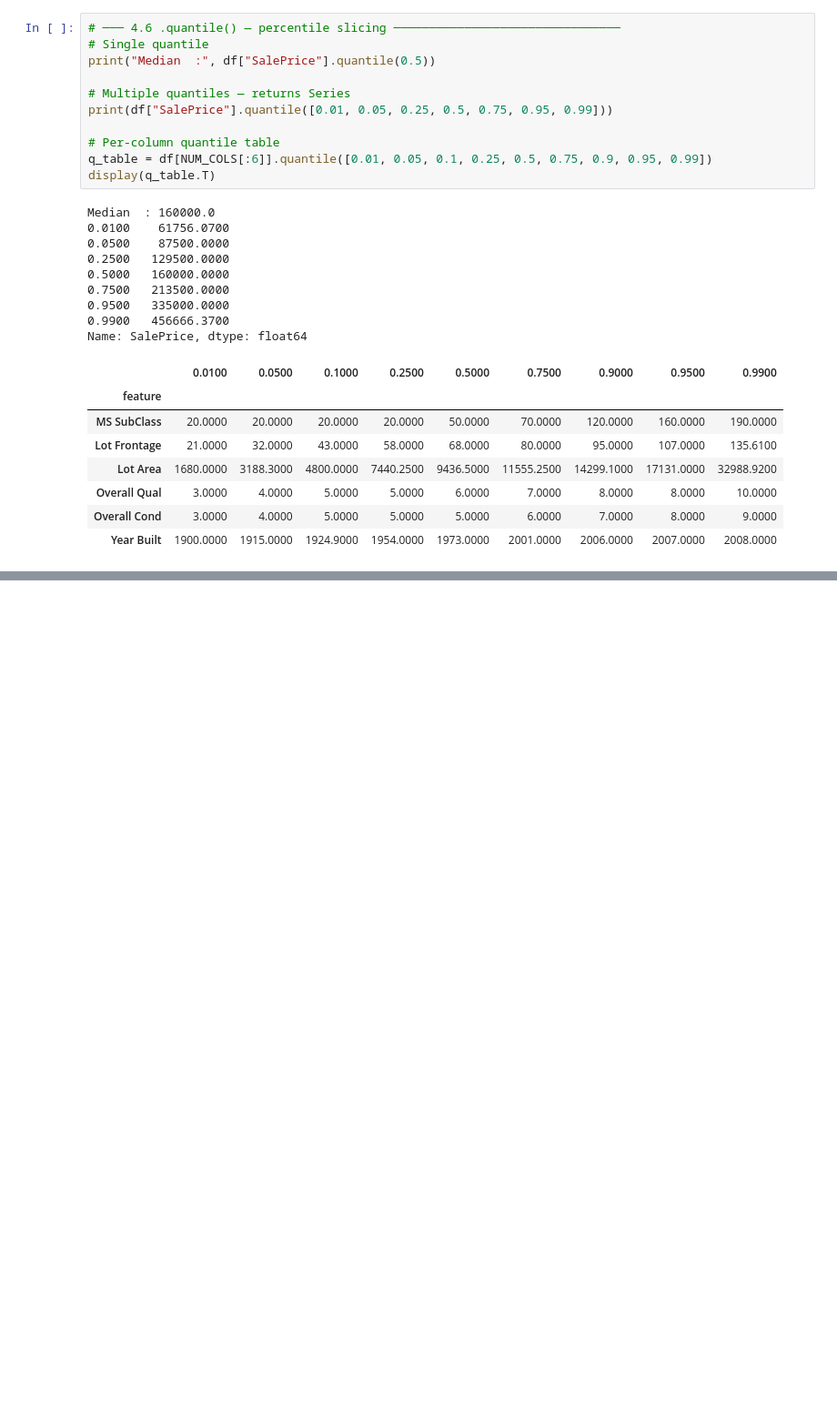
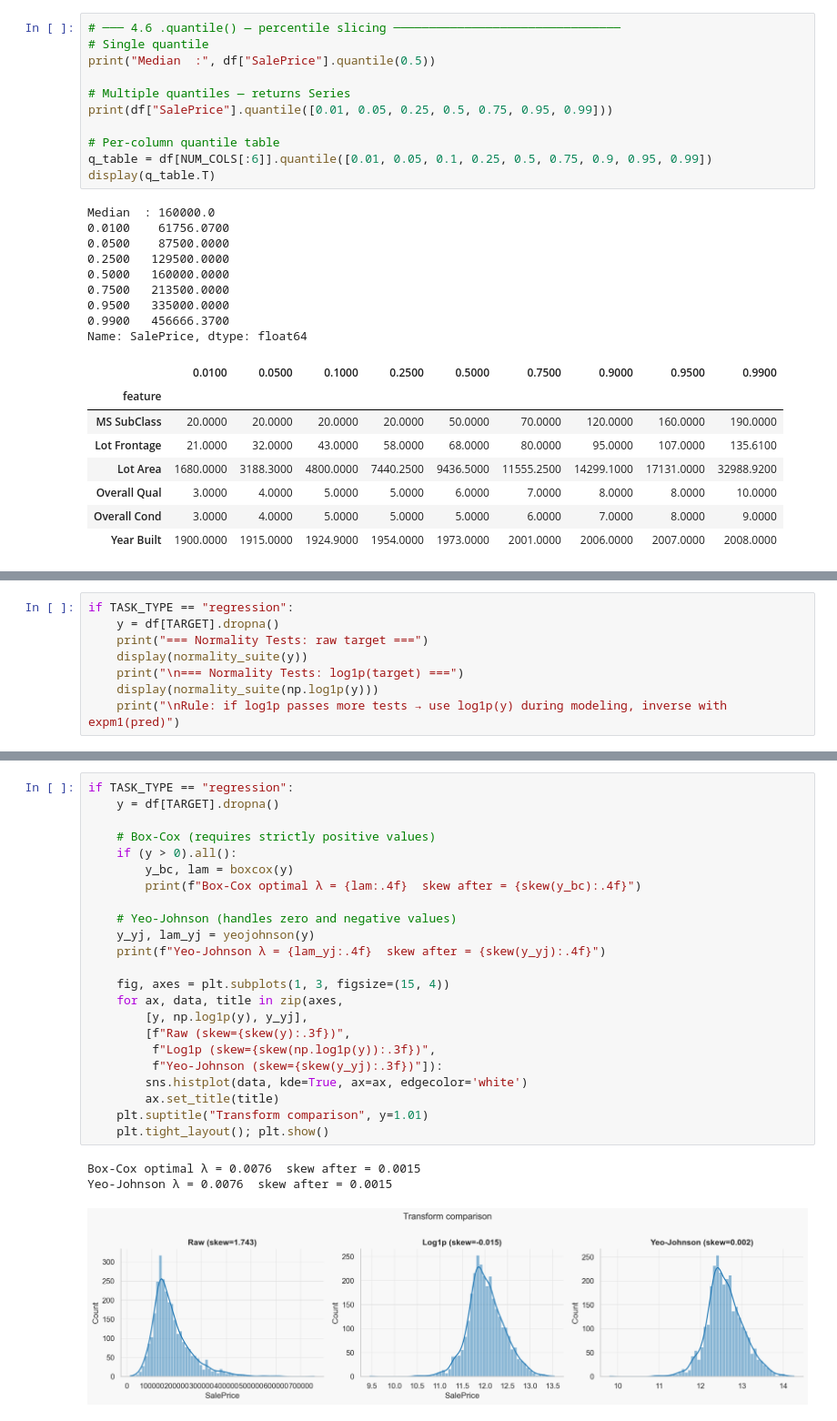
Before and after one commit to ViShEsHK2412/macro-pricer, a Jupyter notebook: notebooks/first.ipynb, the cells around one changed output, grey strips where cells are left out. Shown at 91% size. Drawn from its saved outputs; the diff is of its cells as text; blank space fills up the shorter version.

```diff
--- a/notebooks/first.ipynb
+++ b/notebooks/first.ipynb
@@ -719,0 +789,8 @@ Name: SalePrice, dtype: float64
+# %%
+if TASK_TYPE == "regression":
+    y = df[TARGET].dropna()
+    print("=== Normality Tests: raw target ===")
+    display(normality_suite(y))
+    print("\n=== Normality Tests: log1p(target) ===")
+    display(normality_suite(np.log1p(y)))
+    print("\nRule: if log1p passes more tests → use log1p(y) during modeling, inverse with expm1(pred)")
@@ -719,0 +811,27 @@ Name: SalePrice, dtype: float64
+# %%
+if TASK_TYPE == "regression":
+    y = df[TARGET].dropna()
+
+    # Box-Cox (requires strictly positive values)
+    if (y > 0).all():
+        y_bc, lam = boxcox(y)
+        print(f"Box-Cox optimal λ = {lam:.4f}  skew after = {skew(y_bc):.4f}")
+
+    # Yeo-Johnson (handles zero and negative values)
+    y_yj, lam_yj = yeojohnson(y)
+    print(f"Yeo-Johnson λ = {lam_yj:.4f}  skew after = {skew(y_yj):.4f}")
+
+    fig, axes = plt.subplots(1, 3, figsize=(15, 4))
+    for ax, data, title in zip(axes,
+        [y, np.log1p(y), y_yj],
+        [f"Raw (skew={skew(y):.3f})",
+         f"Log1p (skew={skew(np.log1p(y)):.3f})",
+         f"Yeo-Johnson (skew={skew(y_yj):.3f})"]):
+        sns.histplot(data, kde=True, ax=ax, edgecolor='white')
+        ax.set_title(title)
+    plt.suptitle("Transform comparison", y=1.01)
+    plt.tight_layout(); plt.show()
+# %% [output]
+Box-Cox optimal λ = 0.0076  skew after = 0.0015
+Yeo-Johnson λ = 0.0076  skew after = 0.0015
+[figure, added]
```
Also changed, not shown: parts of 6 cells of this notebook.
